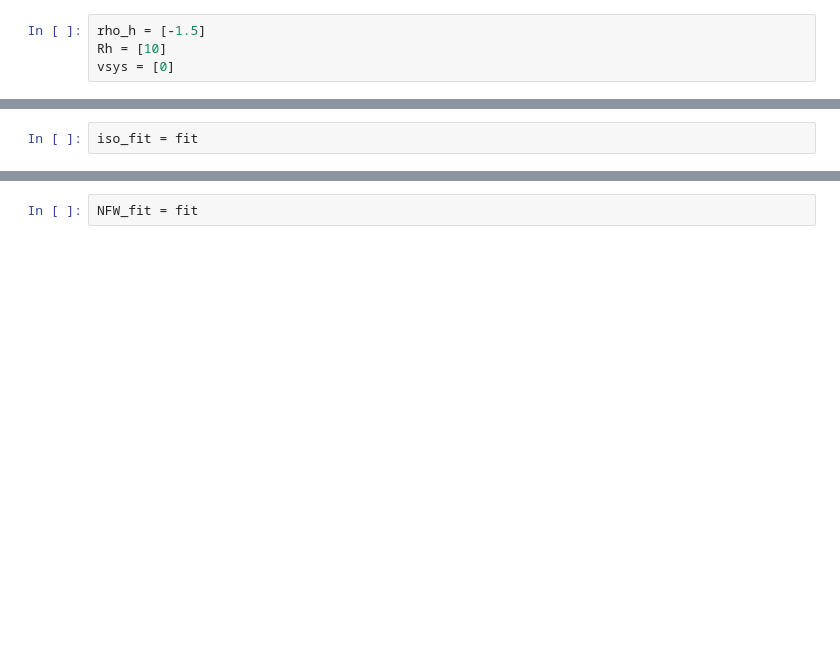
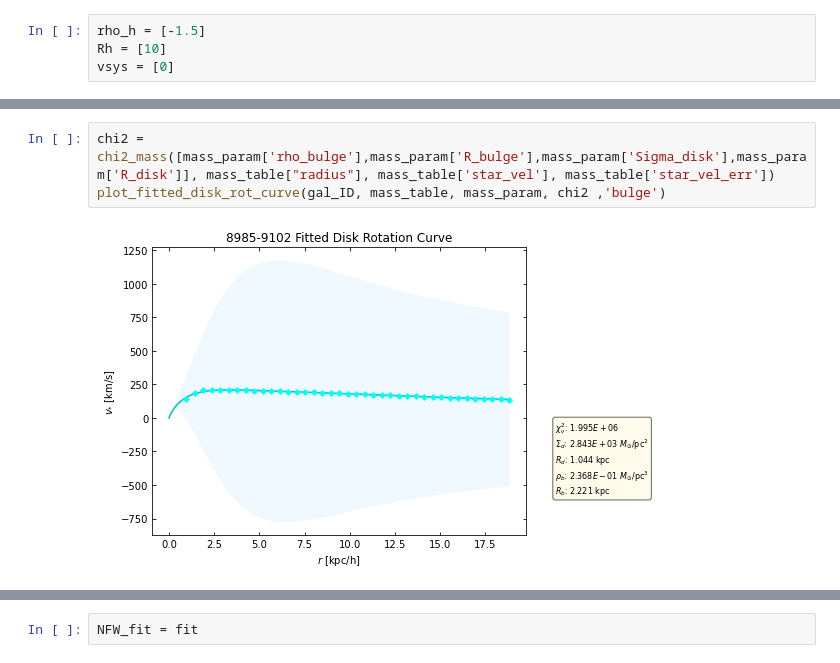
Before and after one commit to athenacat/RotationCurve, a Jupyter notebook: 2D_RC/combo_iteration_test.ipynb, the cells around one changed output, grey strips where cells are left out. Drawn from its saved outputs; the diff is of its cells as text; blank space fills up the shorter version.

```diff
--- a/2D_RC/combo_iteration_test.ipynb
+++ b/2D_RC/combo_iteration_test.ipynb
@@ -127,3 +129,6 @@ chi2 (12821.367173526029, 6.953019074580276)
 Converged
-# %%
-iso_fit = fit
+# %%
+chi2 = chi2_mass([mass_param['rho_bulge'],mass_param['R_bulge'],mass_param['Sigma_disk'],mass_param['R_disk']], mass_table["radius"], mass_table['star_vel'], mass_table['star_vel_err'])
+plot_fitted_disk_rot_curve(gal_ID, mass_table, mass_param, chi2 ,'bulge')
+# %% [output]
+[figure, added]
```
Also changed, not shown: parts of 9 cells of this notebook, 4 other files.
